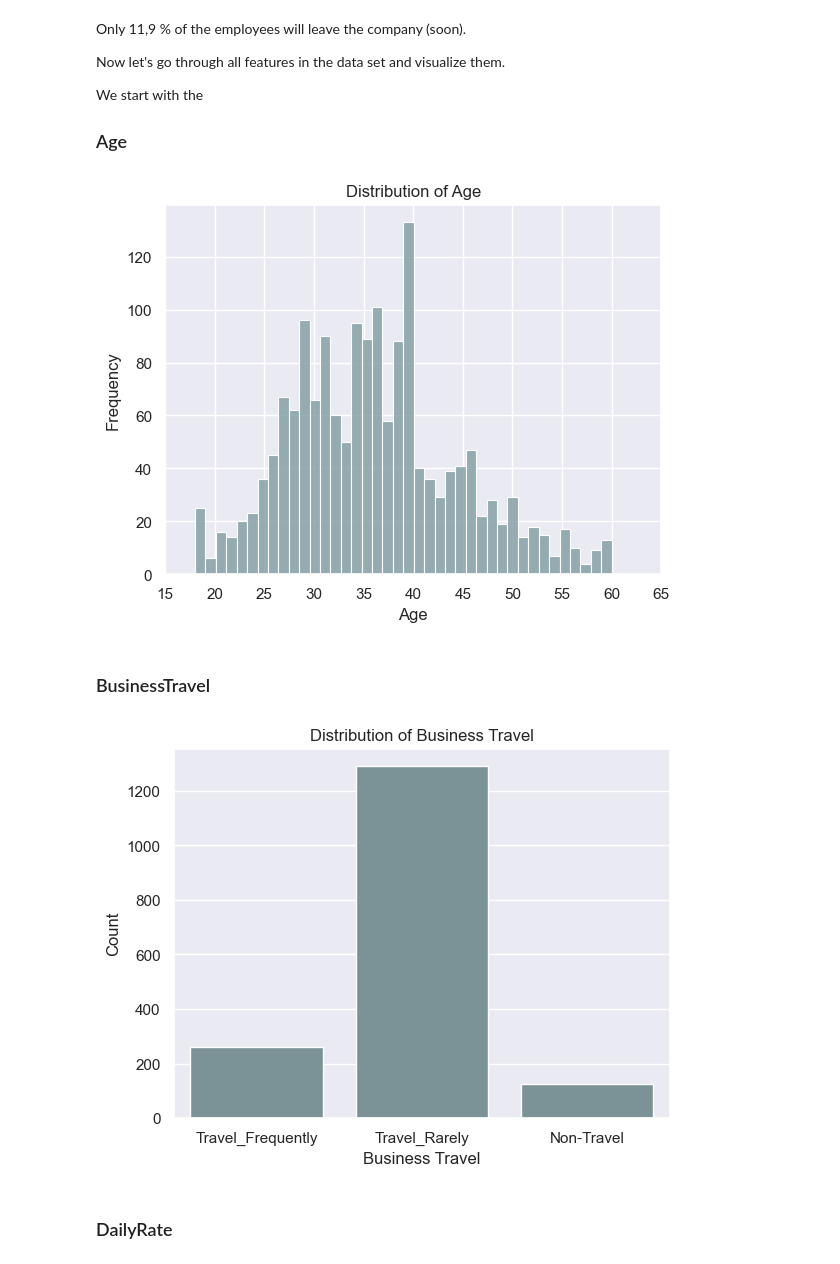
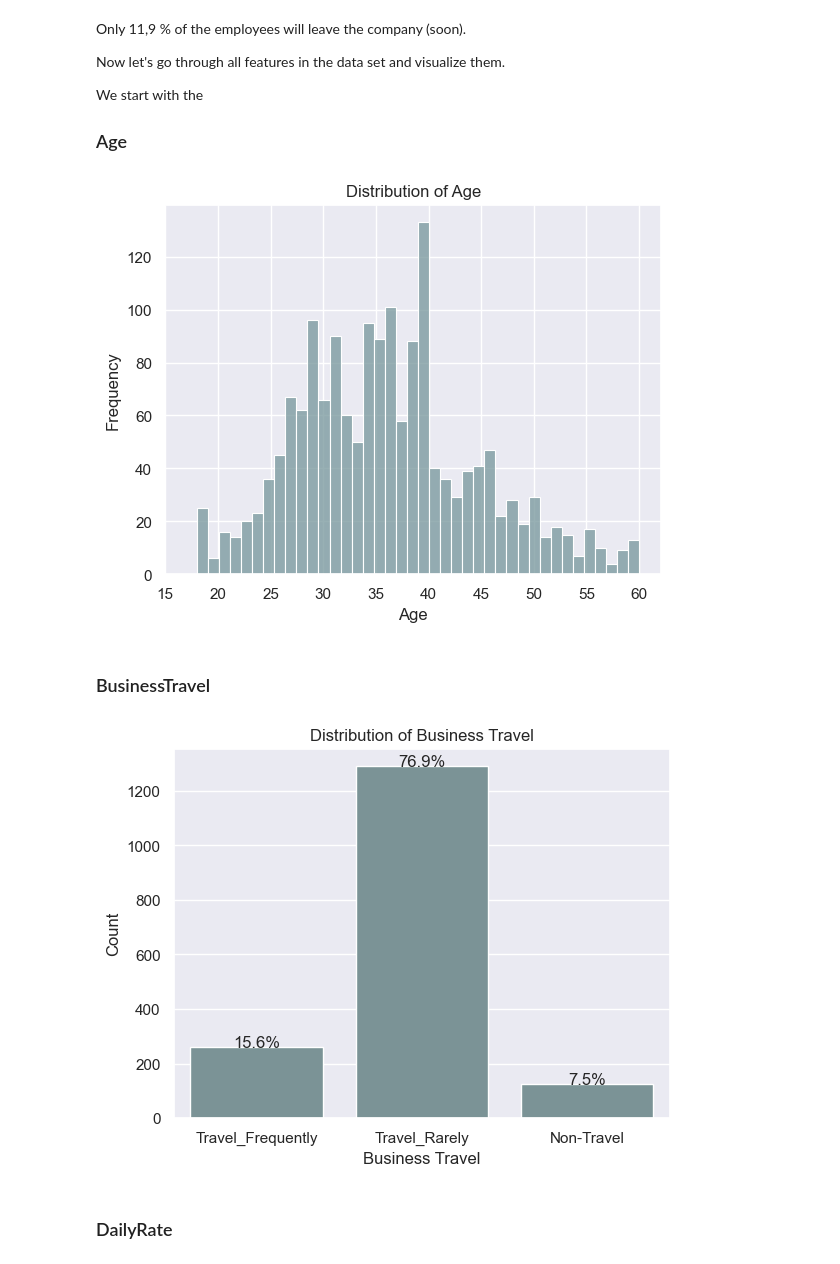
Before and after one commit to scheinmensch/Employee-Attrition, a Jupyter notebook: EDA.ipynb, the cells around one changed output. Cells and saved outputs as stored; diff of their text form; code cells hidden in the pictures.

```diff
--- a/EDA.ipynb
+++ b/EDA.ipynb
@@ -150,27 +160,34 @@ We start with the
 # %%
 sns.histplot(data['Age'], bins=int(math.sqrt(len(data['Age']))), kde=False, color='#76969b', edgecolor='white')
 
-x_ticks = [15, 20,25,30,35,40,45,50,55,60, 65]
+x_ticks = np.arange(15, 65, 5).tolist()
 plt.xticks(x_ticks)
 plt.title('Distribution of Age')
 plt.xlabel('Age')
 plt.ylabel('Frequency')
 
 plt.show()
 # %% [output]
-[figure, old version]
+[figure, new version]
 # %% [markdown]
 ### BusinessTravel
 # %%
-sns.countplot(x='BusinessTravel', data=data, color='#76969b')
+ax = sns.countplot(x='BusinessTravel', data=data, color='#76969b')
 
+total_count = len(data['BusinessTravel'])
+for p in ax.patches:
+    height = p.get_height()
+    ax.text(p.get_x() + p.get_width() / 2.,
+            height + 0.02,
+            f'{height/total_count:.1%}',
+            ha='center')
 plt.title('Distribution of Business Travel')
 plt.xlabel('Business Travel')
 plt.ylabel('Count')
 
 plt.show()
 # %% [output]
-[figure, old version]
+[figure, new version]
 # %% [markdown]
 ### DailyRate
 # %%
```
Also changed, not shown: parts of 37 cells of this notebook.
